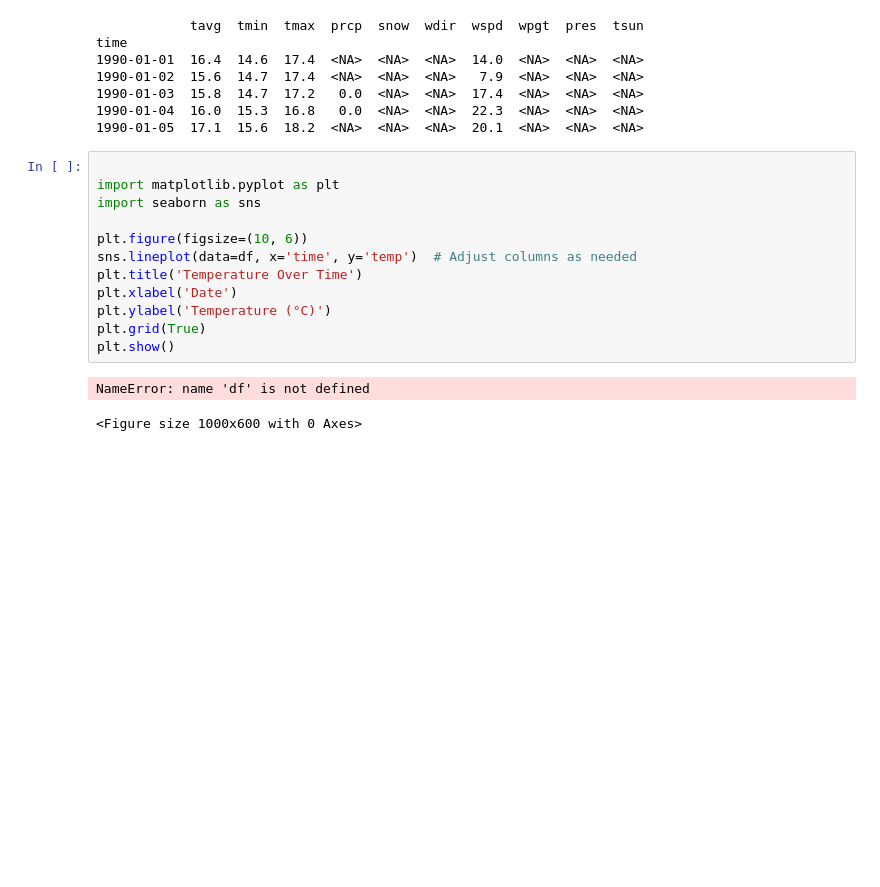
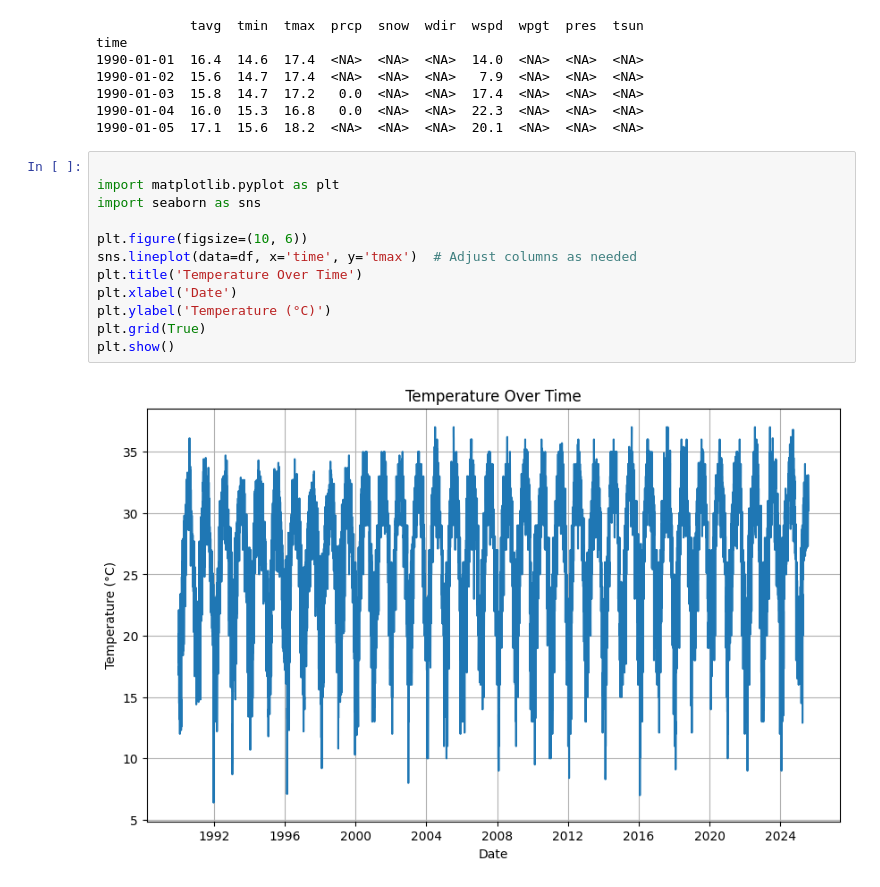
Before and after one commit to joannetsang311/Weather-HK_Analysis, a Jupyter notebook: Weather.ipynb, the cells around one changed output. Drawn from its saved outputs; the diff is of its cells as text; blank space fills up the shorter version.

```diff
--- a/Weather.ipynb
+++ b/Weather.ipynb
@@ -99,15 +119,14 @@ time
 # %%
 
 import matplotlib.pyplot as plt
 import seaborn as sns
 
 plt.figure(figsize=(10, 6))
-sns.lineplot(data=df, x='time', y='temp')  # Adjust columns as needed
+sns.lineplot(data=df, x='time', y='tmax')  # Adjust columns as needed
 plt.title('Temperature Over Time')
 plt.xlabel('Date')
 plt.ylabel('Temperature (°C)')
 plt.grid(True)
 plt.show()
 # %% [output]
-NameError: name 'df' is not defined
-<Figure size 1000x600 with 0 Axes>
+[figure, added]
```
Also changed, not shown: parts of 4 cells of this notebook.
